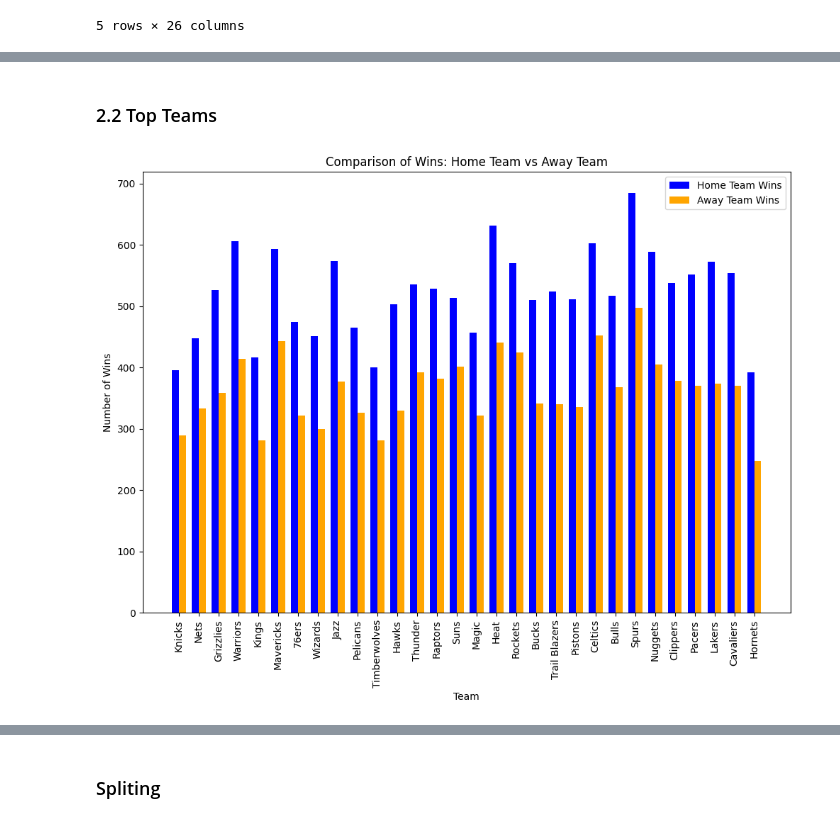
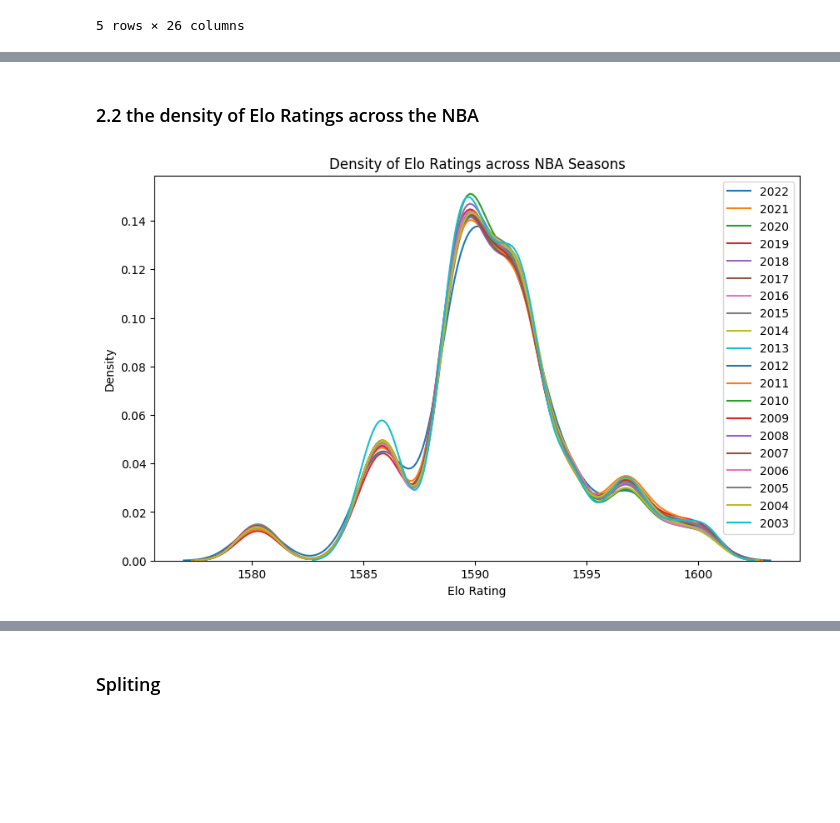
Before and after one commit to WaffIee/ML_Predict_outcome_Match, a Jupyter notebook: Outcome_Match.ipynb, the cells around one changed output, grey strips where cells are left out. Cells and saved outputs as stored; diff of their text form; code cells hidden in the pictures; blank space fills up the shorter version.

```diff
--- a/Outcome_Match.ipynb
+++ b/Outcome_Match.ipynb
@@ -241,20 +201,3 @@ games_df.head()
 | 3 | 2022-12-21 | 22200467 | Final | 76ers | Pistons | 2022 | 1610612755 | 113.0 | ... |
 | 4 | 2022-12-21 | 22200468 | Final | Hawks | Bulls | 2022 | 1610612737 | 108.0 | ... |
 5 rows × 26 columns
-# %%
-# Calculate Elo difference
-games_df['Elo_Difference'] = games_df['Elo_away'] - games_df['Elo_Home']
-
-# Save dataframe to CSV
-games_df.to_csv('games_cleaned.csv', index=False)
-# %%
-# finale dataset :
-
-# deleting points and wins culmns . after using it to calculate the features X
-
-games_df = pd.read_csv('games_cleaned.csv')
-
-columns_to_drop = ['GAME_DATE_EST', 'GAME_ID', 'GAME_STATUS_TEXT', 'SEASON', 'PTS_home', 'PTS_away']
-games_df = games_df.drop(columns=columns_to_drop)
-
-games_df.head()
@@ -269,33 +293,34 @@ games_df.head()
 # %% [markdown]
-### 2.2 Top Teams
+### 2.2 the density of Elo Ratings across the NBA
 # %%
-home_wins = games_df[games_df['HOME_TEAM_WINS'] == 1]['home_team'].value_counts()
-away_wins = games_df[games_df['HOME_TEAM_WINS'] == 0]['visitor_team'].value_counts()
-teams_with_wins = list(set(home_wins.index) | set(away_wins.index))
+import matplotlib.pyplot as plt
+import seaborn as sns
 
+# Set the figure size
+plt.figure(figsize=(10, 6))
 
-home_wins = home_wins.loc[teams_with_wins]
-away_wins = away_wins.loc[teams_with_wins]
-fig, ax = plt.subplots(figsize=(10, 8))
-bar_width = 0.35
+# Extract the unique seasons from the 'games_df'
+seasons = games_df['SEASON'].unique()
 
-r1 = np.arange(len(home_wins))
-r2 = [x + bar_width for x in r1]
+# Iterate over each season
+for season in seasons:
+    # Select data for the current season
+    season_data = games_df[games_df['SEASON'] == season]
+    elo_ratings = season_data[['Elo_Home', 'Elo_away']].values.flatten()
 
-ax.bar(r1, home_wins, width=bar_width, label='Home Team Wins', color='blue')
-ax.bar(r2, away_wins, width=bar_width, label='Away Team Wins', color='orange')
+    # Plot the density curve for the current season
+    sns.kdeplot(elo_ratings, label=season)
 
-ax.set_xticks(r1 + bar_width / 2)
-ax.set_xticklabels(teams_with_wins)
+# Set the plot title and labels
+plt.title('Density of Elo Ratings across NBA Seasons')
+plt.xlabel('Elo Rating')
+plt.ylabel('Density')
 
-ax.set_title('Comparison of Wins: Home Team vs Away Team')
-ax.set_xlabel('Team')
-ax.set_ylabel('Number of Wins')
+# Show the legend
+plt.legend()
 
-ax.legend()
-plt.xticks(rotation=90)
-plt.tight_layout()
+# Display the plot
 plt.show()
 # %% [output]
-[figure, old version]
+[figure, new version]
 # %%
```
Also changed, not shown: parts of 18 cells of this notebook, 1 other file.
